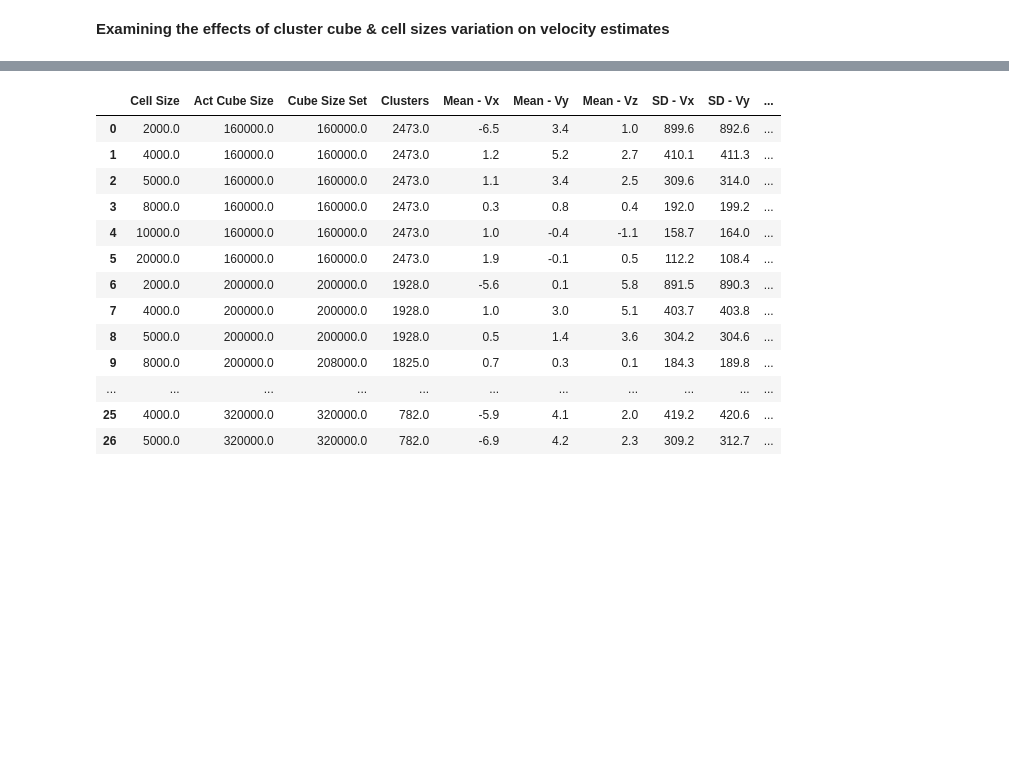
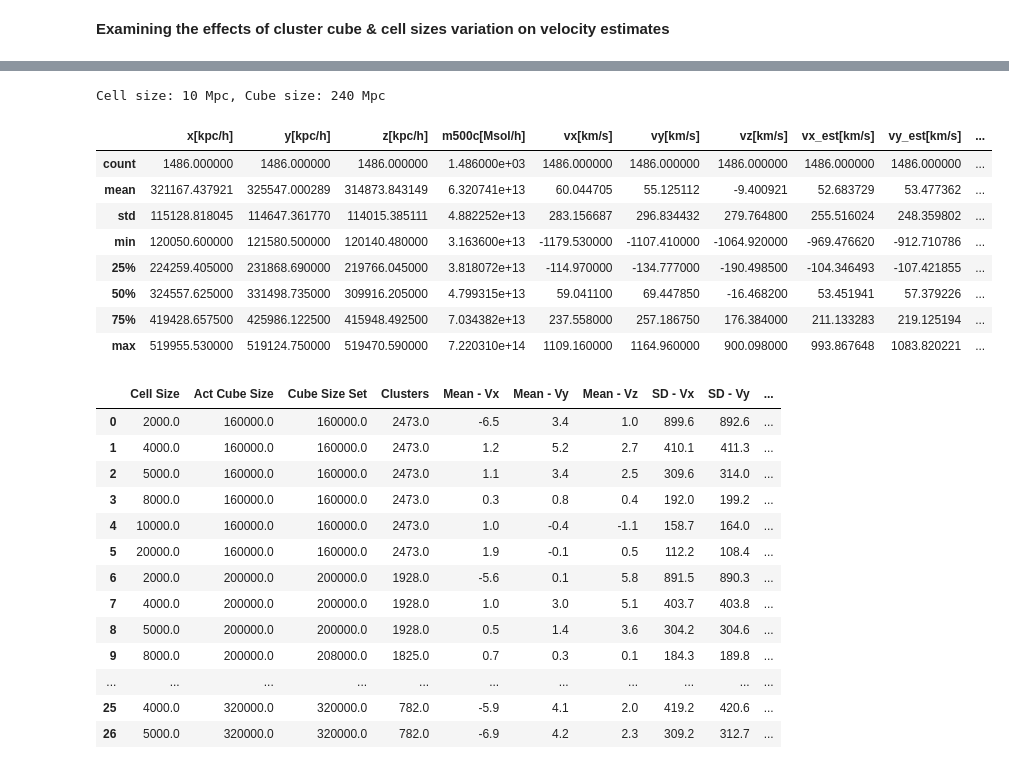
Before and after one commit to awaismirza92/velocity-reconstruction-and-kinetic-SZ, a Jupyter notebook: codes/velocity-reconstruction-orig-sim-box.ipynb, the cells around one changed output, grey strips where cells are left out. Saved outputs shown, nothing was run; the diff lists cells and outputs as text; code cells hidden in the pictures; blank space fills up the shorter version.

```diff
--- a/codes/velocity-reconstruction-orig-sim-box.ipynb
+++ b/codes/velocity-reconstruction-orig-sim-box.ipynb
@@ -616,11 +479,11 @@ cube_cell_size_assess_no_round = pd.DataFrame(columns=['Cell Size', 'Act Cube Si
                                               'Mean - Vz', 'SD - Vx', 'SD - Vy', 'SD - Vz', 'm - Vx', 'm - Vy', 'm - Vz', 'r - Vx',
                                               'r - Vy','r - Vz'])
 
-for clus_cube_size in [240000]:
-    for cell_size in [10000]:
+# for clus_cube_size in [240000]:
+#     for cell_size in [10000]:
 
-# for clus_cube_size in [160000, 200000, 240000, 280000, 320000]:
-#     for cell_size in [2000, 4000, 5000, 8000, 10000, 20000]:
+for clus_cube_size in [160000, 200000, 240000, 280000, 320000]:
+    for cell_size in [2000, 4000, 5000, 8000, 10000, 20000]:
 
         print(cell_size, clus_cube_size)
 
@@ -702,3 +564,17 @@ Wall time: 4min 12s
+# %%
+print('Cell size: 10 Mpc, Cube size: 240 Mpc')
+df_clusters_est_err.describe()
+# %% [output]
+Cell size: 10 Mpc, Cube size: 240 Mpc
+|  | x[kpc/h] | y[kpc/h] | z[kpc/h] | m500c[Msol/h] | vx[km/s] | vy[km/s] | vz[km/s] | vx_est[km/s] | vy_est[km/s] | ... |
+| count | 1486.000000 | 1486.000000 | 1486.000000 | 1.486000e+03 | 1486.000000 | 1486.000000 | 1486.000000 | 1486.000000 | 1486.000000 | ... |
+| mean | 321167.437921 | 325547.000289 | 314873.843149 | 6.320741e+13 | 60.044705 | 55.125112 | -9.400921 | 52.683729 | 53.477362 | ... |
+| std | 115128.818045 | 114647.361770 | 114015.385111 | 4.882252e+13 | 283.156687 | 296.834432 | 279.764800 | 255.516024 | 248.359802 | ... |
+| min | 120050.600000 | 121580.500000 | 120140.480000 | 3.163600e+13 | -1179.530000 | -1107.410000 | -1064.920000 | -969.476620 | -912.710786 | ... |
+| 25% | 224259.405000 | 231868.690000 | 219766.045000 | 3.818072e+13 | -114.970000 | -134.777000 | -190.498500 | -104.346493 | -107.421855 | ... |
+| 50% | 324557.625000 | 331498.735000 | 309916.205000 | 4.799315e+13 | 59.041100 | 69.447850 | -16.468200 | 53.451941 | 57.379226 | ... |
+| 75% | 419428.657500 | 425986.122500 | 415948.492500 | 7.034382e+13 | 237.558000 | 257.186750 | 176.384000 | 211.133283 | 219.125194 | ... |
+| max | 519955.530000 | 519124.750000 | 519470.590000 | 7.220310e+14 | 1109.160000 | 1164.960000 | 900.098000 | 993.867648 | 1083.820221 | ... |
 # %%
 cube_cell_size_assess
 # %% [output]
```
Also changed, not shown: parts of 12 cells of this notebook, 32 other files.
